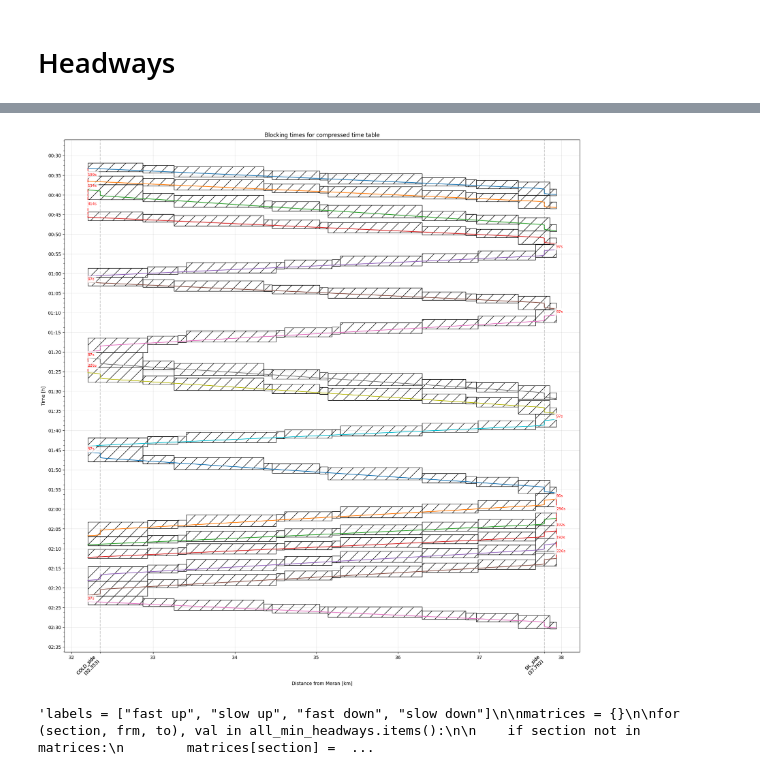
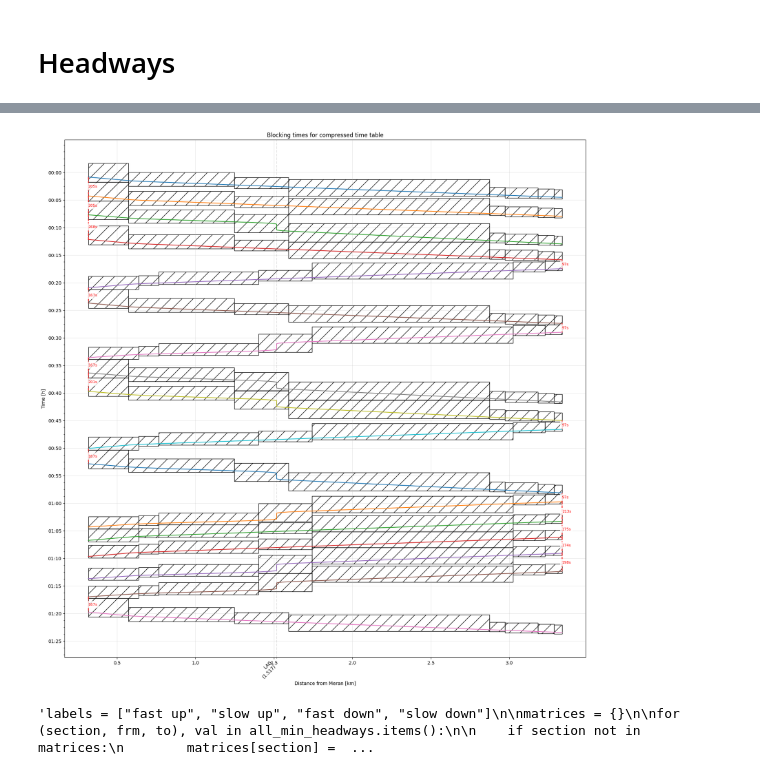
Before and after one commit to pepedigitale/AusbauVinschgau, a Jupyter notebook: headways/min_headways.ipynb, the cells around one changed output, grey strips where cells are left out. Cells and saved outputs as stored; diff of their text form; code cells hidden in the pictures.

```diff
--- a/headways/min_headways.ipynb
+++ b/headways/min_headways.ipynb
@@ -954,7 +954,7 @@ yticks = np.arange(0, 24 + 5/60, 5/60)  # ogni 5 minuti
 
 ax.set_yticks(yticks,labels=[f"{int(h):02d}:{int(round((h % 1) * 60)):02d}"for h in yticks])
 
-section = ("Dev_COLD_01", "Dev_SIL_02")
+section = ("Dev_ME_01", "Dev_MAR_01")
 
 for key in selected_keys_sorted[section]:
     pk1 = float(str(nodesDf.loc[key[1], "pk_rel"]).replace(",", "."))
@@ -1014,34 +1014,34 @@ for (k1, k2), required_hw in keys_2_min_headways[section].items():
         f"{required_hw:.0f}s",
         color="red",
         fontsize=8,
         ha="left",
         va="center",
         bbox=dict(fc="white", ec="none", alpha=0.8),
     )
 
 stops = nodesDf[nodesDf["stop_slow"] == 1]
 
 stations_used = set(station for key in selected_keys_sorted[section] for station in key[1:])
 stops_used = nodesDf[(nodesDf['stop_slow'] == 1) & (nodesDf['pk_rel'] >= min(nodesDf.loc[nodesDf.index.isin(stations_used), 'pk_rel'])) & (nodesDf['pk_rel'] <= max(nodesDf.loc[nodesDf.index.isin(stations_used), 'pk_rel']))]
 
 
 for x in stops_used["pk_rel"]:
     plt.axvline(color="black",x=x,linestyle="--",alpha=0.1)
 
 ax = plt.gca()
 
 # Keep automatic major ticks
 ax.minorticks_on()
 
 # Add station positions as minor ticks
 ax.set_xticks(stops_used["pk_rel"], minor=True)
 
 ax.set_xticklabels([f"{name}\n({pk:.3f})" for name, pk in zip(stops_used.index, stops_used["pk_rel"])],minor=True,rotation=45,ha="right")
 plt.grid(True, which="major", axis="both", alpha=0.3)
 plt.gca().invert_yaxis()
 plt.show()
 # %% [output]
-[figure, old version]
+[figure, new version]
 # %%
 trip_type_map = {
     1: "fast up",
```
Also changed, not shown: parts of 3 cells of this notebook, 17 other files.
